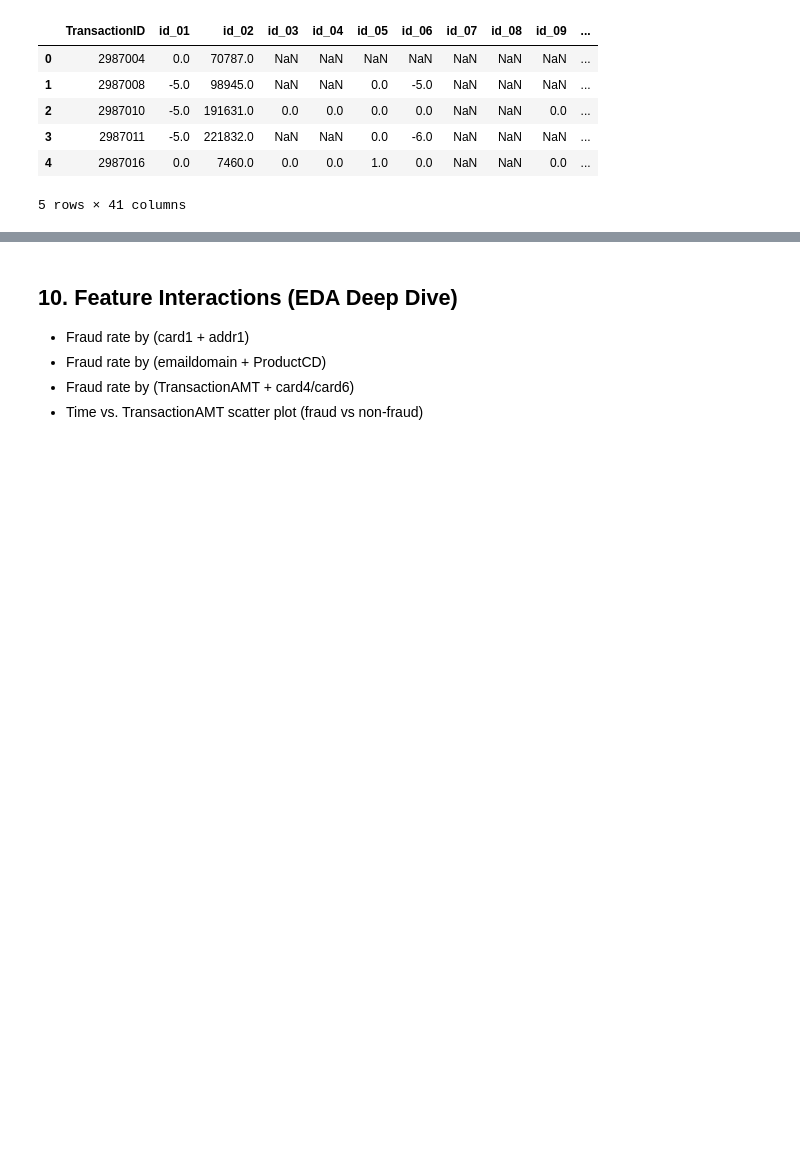
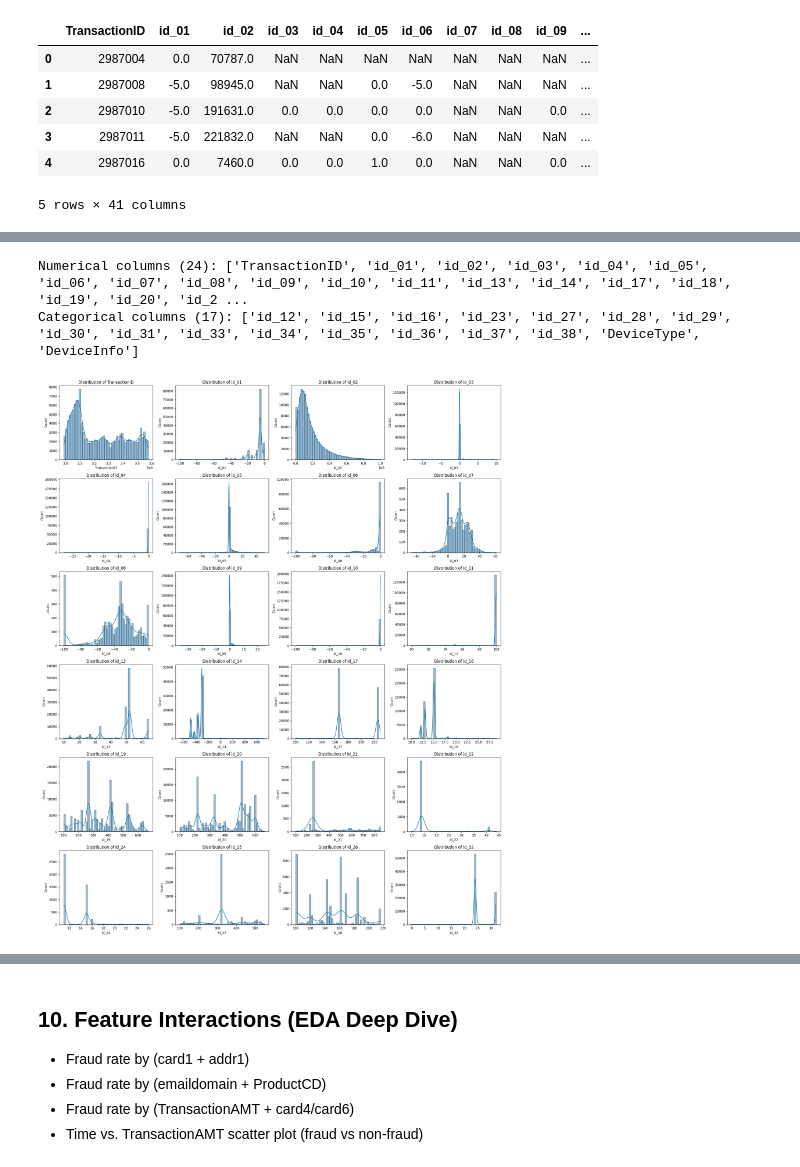
Before and after one commit to koutsompinask/MSC-thesis, a Jupyter notebook: fraud-detection.ipynb, the cells around one changed output, grey strips where cells are left out. Drawn from its saved outputs; the diff is of its cells as text; code cells hidden in the pictures; blank space fills up the shorter version.

```diff
--- a/fraud-detection.ipynb
+++ b/fraud-detection.ipynb
@@ -655,0 +686,35 @@ train_identity.head()
+# %%
+# ---------------------------
+# Separate Numerical & Categorical Features
+# ---------------------------
+num_cols = train_identity.select_dtypes(include=["int64", "float64"]).columns
+cat_cols = train_identity.select_dtypes(include=["object"]).columns
+
+print(f"\nNumerical columns ({len(num_cols)}): {num_cols.tolist()}")
+print(f"Categorical columns ({len(cat_cols)}): {cat_cols.tolist()}")
+# %% [output]
+Numerical columns (24): ['TransactionID', 'id_01', 'id_02', 'id_03', 'id_04', 'id_05', 'id_06', 'id_07', 'id_08', 'id_09', 'id_10', 'id_11', 'id_13', 'id_14', 'id_17', 'id_18', 'id_19', 'id_20', 'id_2 ...
+Categorical columns (17): ['id_12', 'id_15', 'id_16', 'id_23', 'id_27', 'id_28', 'id_29', 'id_30', 'id_31', 'id_33', 'id_34', 'id_35', 'id_36', 'id_37', 'id_38', 'DeviceType', 'DeviceInfo']
+# %%
+# ---------------------------
+# Distribution Plots (Numerical) - 4 per row
+# ---------------------------
+
+n_cols = 4
+n_rows = math.ceil(len(num_cols) / n_cols)
+
+fig, axes = plt.subplots(n_rows, n_cols, figsize=(20, 4 * n_rows))
+axes = axes.flatten()
+
+for i, col in enumerate(num_cols):
+    sns.histplot(train_identity[col].dropna(), kde=True, bins=50, ax=axes[i])
+    axes[i].set_title(f"Distribution of {col}")
+
+# Hide any empty subplots
+for j in range(i+1, len(axes)):
+    fig.delaxes(axes[j])
+
+plt.tight_layout()
+plt.show()
+# %% [output]
+[figure, added]
```
Also changed, not shown: parts of 22 cells of this notebook.
